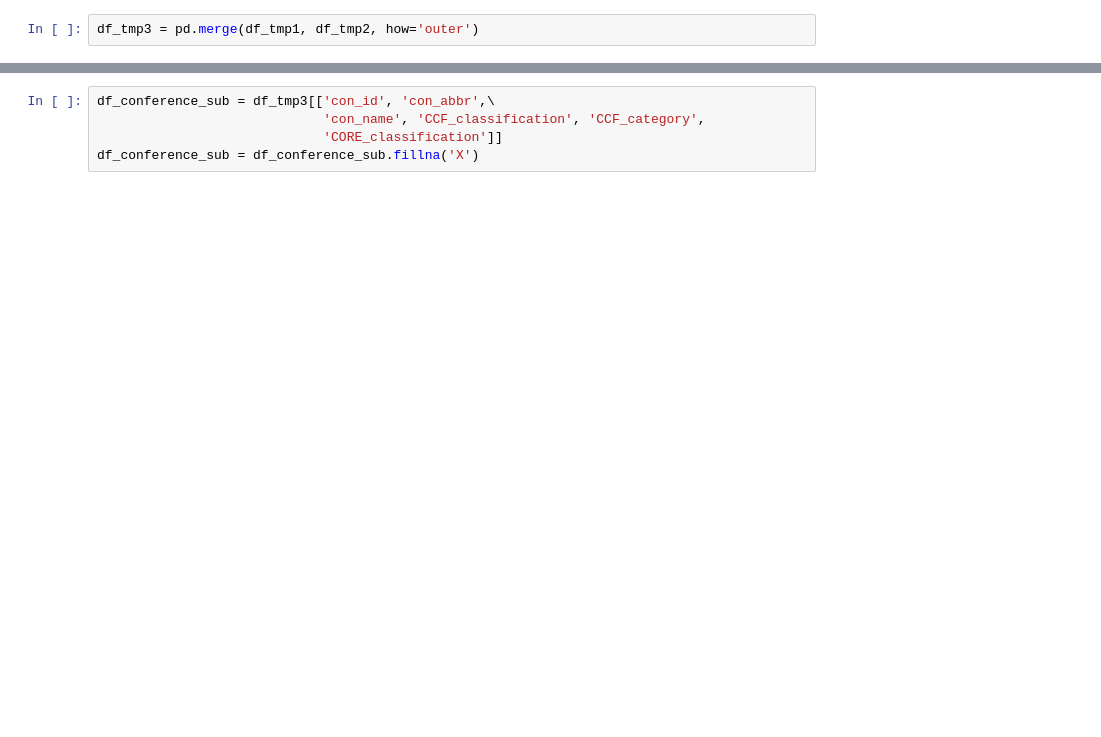
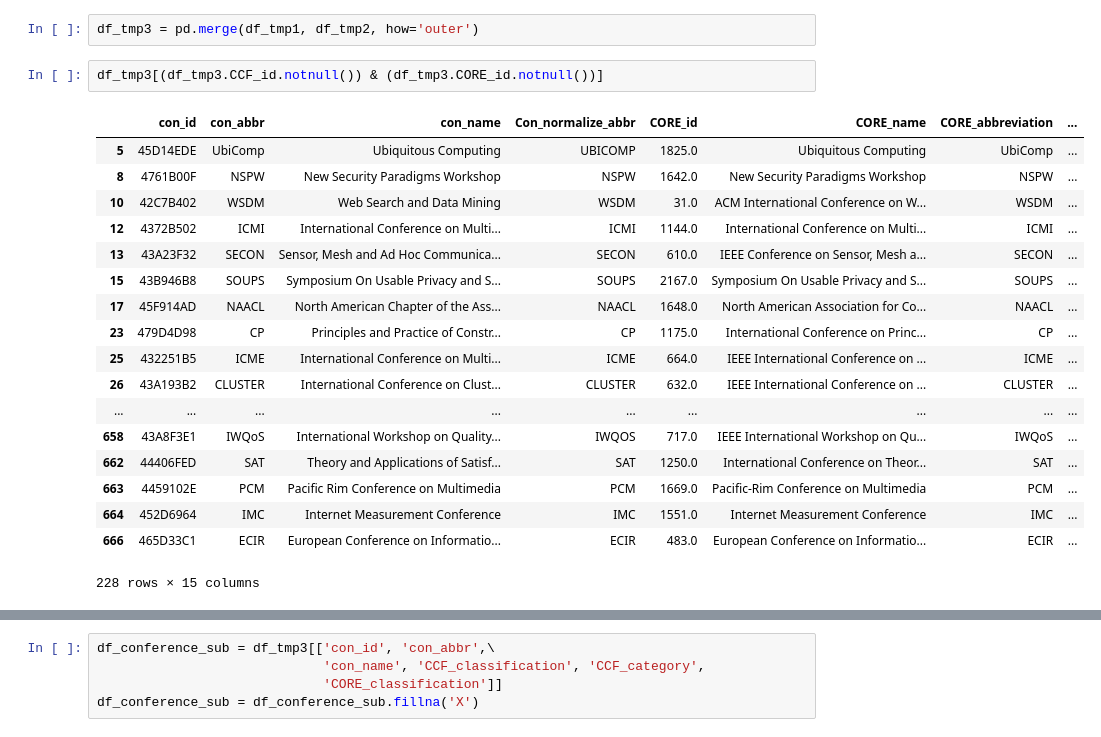
Before and after one commit to Jingfei-Han/citation_prediction, a Jupyter notebook: mag/MAG description.ipynb, the cells around one changed output, grey strips where cells are left out. Saved outputs shown, nothing was run; the diff lists cells and outputs as text; blank space fills up the shorter version.

```diff
--- a/mag/MAG description.ipynb
+++ b/mag/MAG description.ipynb
@@ -186,3 +220,24 @@ Index([u'con_id', u'con_abbr', u'con_name', u'CCF_id', u'CCF_name',
       dtype='object')
 # %%
 df_tmp3 = pd.merge(df_tmp1, df_tmp2, how='outer')
+# %%
+df_tmp3[(df_tmp3.CCF_id.notnull()) & (df_tmp3.CORE_id.notnull())]
+# %% [output]
+|  | con_id | con_abbr | con_name | Con_normalize_abbr | CORE_id | CORE_name | CORE_abbreviation | ... |
+| 5 | 45D14EDE | UbiComp | Ubiquitous Computing | UBICOMP | 1825.0 | Ubiquitous Computing | UbiComp | ... |
+| 8 | 4761B00F | NSPW | New Security Paradigms Workshop | NSPW | 1642.0 | New Security Paradigms Workshop | NSPW | ... |
+| 10 | 42C7B402 | WSDM | Web Search and Data Mining | WSDM | 31.0 | ACM International Conference on W... | WSDM | ... |
+| 12 | 4372B502 | ICMI | International Conference on Multi... | ICMI | 1144.0 | International Conference on Multi... | ICMI | ... |
+| 13 | 43A23F32 | SECON | Sensor, Mesh and Ad Hoc Communica... | SECON | 610.0 | IEEE Conference on Sensor, Mesh a... | SECON | ... |
+| 15 | 43B946B8 | SOUPS | Symposium On Usable Privacy and S... | SOUPS | 2167.0 | Symposium On Usable Privacy and S... | SOUPS | ... |
+| 17 | 45F914AD | NAACL | North American Chapter of the Ass... | NAACL | 1648.0 | North American Association for Co... | NAACL | ... |
+| 23 | 479D4D98 | CP | Principles and Practice of Constr... | CP | 1175.0 | International Conference on Princ... | CP | ... |
+| 25 | 432251B5 | ICME | International Conference on Multi... | ICME | 664.0 | IEEE International Conference on ... | ICME | ... |
+| 26 | 43A193B2 | CLUSTER | International Conference on Clust... | CLUSTER | 632.0 | IEEE International Conference on ... | CLUSTER | ... |
+| ... | ... | ... | ... | ... | ... | ... | ... | ... |
+| 658 | 43A8F3E1 | IWQoS | International Workshop on Quality... | IWQOS | 717.0 | IEEE International Workshop on Qu... | IWQoS | ... |
+| 662 | 44406FED | SAT | Theory and Applications of Satisf... | SAT | 1250.0 | International Conference on Theor... | SAT | ... |
+| 663 | 4459102E | PCM | Pacific Rim Conference on Multimedia | PCM | 1669.0 | Pacific-Rim Conference on Multimedia | PCM | ... |
+| 664 | 452D6964 | IMC | Internet Measurement Conference | IMC | 1551.0 | Internet Measurement Conference | IMC | ... |
+| 666 | 465D33C1 | ECIR | European Conference on Informatio... | ECIR | 483.0 | European Conference on Informatio... | ECIR | ... |
+228 rows × 15 columns
```
Also changed, not shown: parts of 70 cells of this notebook, 3 other files.
